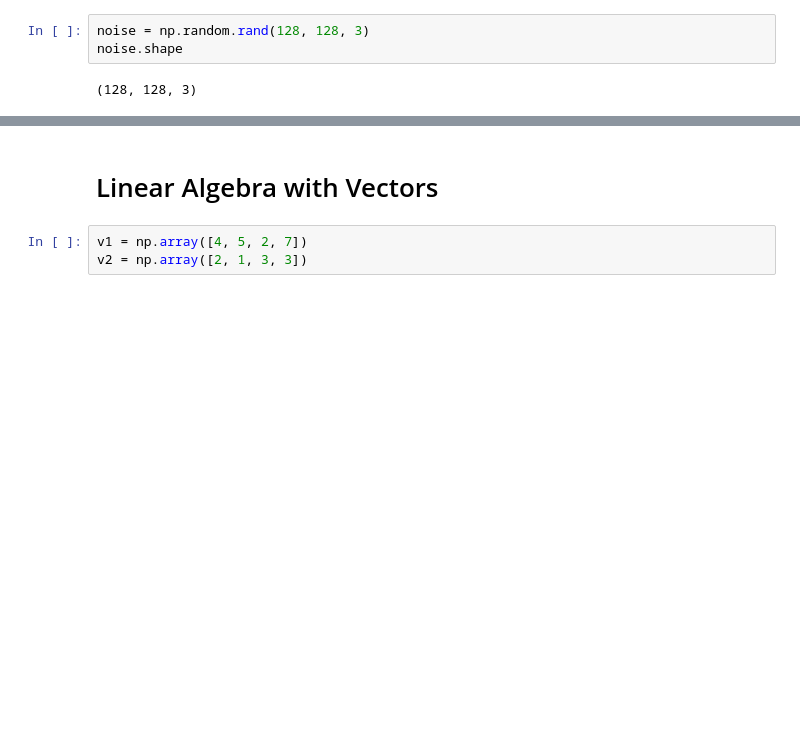
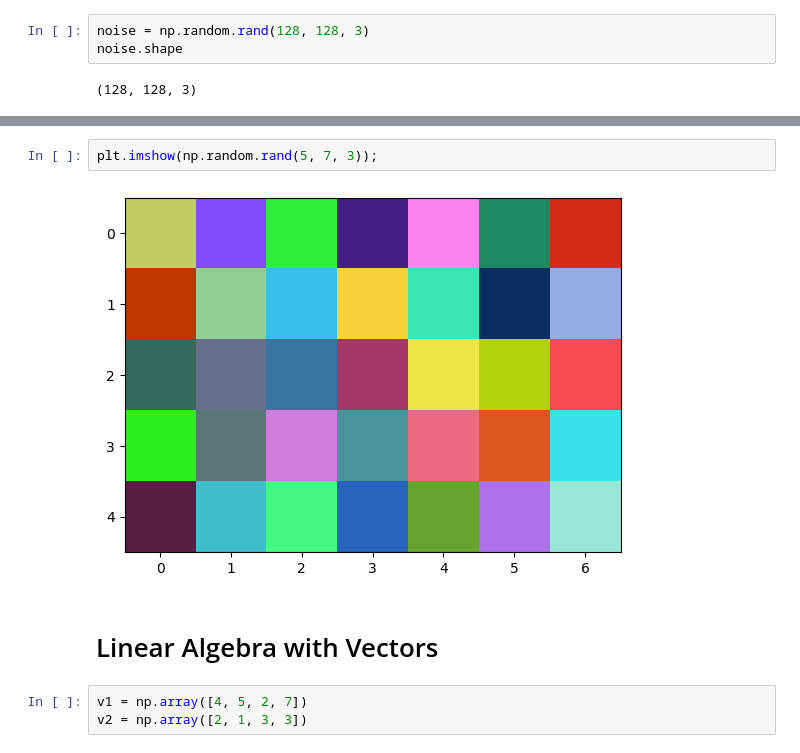
Before and after one commit to Jonikulov/100-days-python-bootcamp, a Jupyter notebook: day_77_computation_with_numpy/Computation with NumPy and N-Dimensional Arrays.ipynb, the cells around one changed output, grey strips where cells are left out. Cells and saved outputs as stored; diff of their text form; blank space fills up the shorter version.

```diff
--- a/day_77_computation_with_numpy/Computation with NumPy and N-Dimensional Arrays.ipynb
+++ b/day_77_computation_with_numpy/Computation with NumPy and N-Dimensional Arrays.ipynb
@@ -225,3 +224,7 @@ plt.imshow(noise)
+# %%
+plt.imshow(np.random.rand(5, 7, 3));
+# %% [output]
+[figure, added]
 # %% [markdown]
 # Linear Algebra with Vectors
 # %%
```
Also changed, not shown: parts of 33 cells of this notebook.
